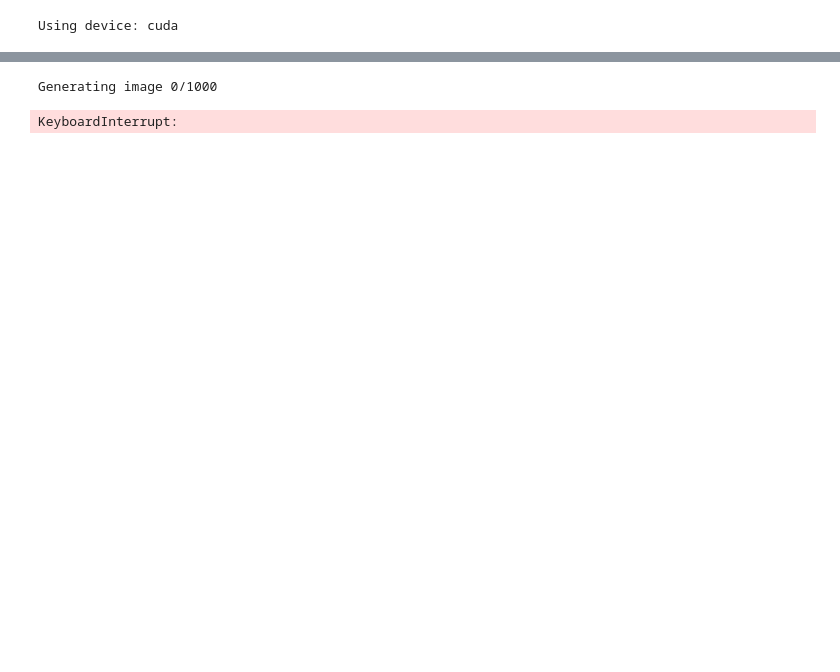
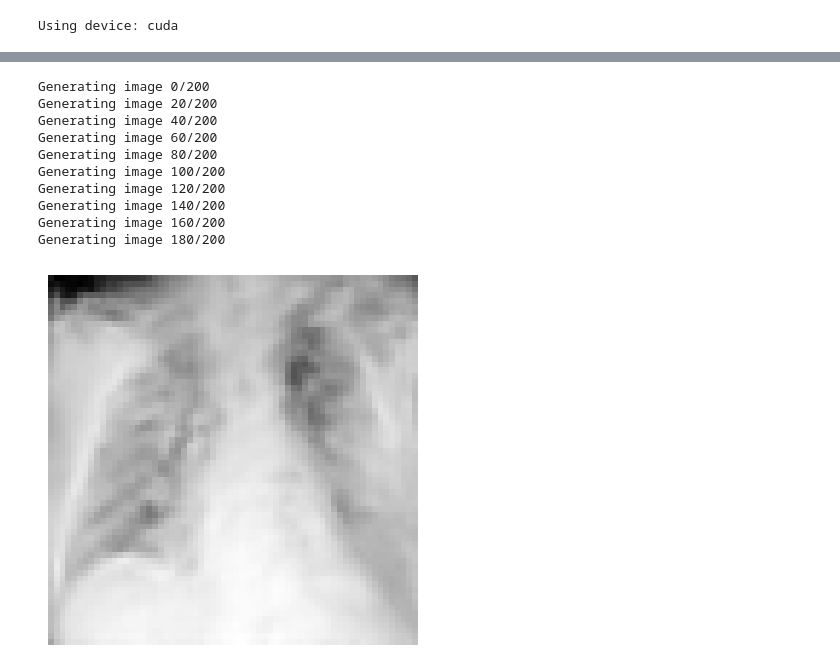
Before and after one commit to teohyc/pneumonia_disease_agent, a Jupyter notebook: covid_diffuser_train.ipynb, the cells around one changed output, grey strips where cells are left out. Saved outputs shown, nothing was run; the diff lists cells and outputs as text; code cells hidden in the pictures; blank space fills up the shorter version.

Commit message:
attention model

```diff
--- a/covid_diffuser_train.ipynb
+++ b/covid_diffuser_train.ipynb
@@ -111,7 +113,7 @@ from torchvision.utils import save_image
 model.eval()
 os.makedirs("covid_only_generated", exist_ok=True)
 
-num_images = 280
+num_images = 500
 for i in range(num_images):
     img = torch.randn((1, 1, 64, 64)).to(device)
 
@@ -128,5 +130,13 @@ for i in range(num_images):
         f"covid_only_generated/generated_{i}.jpg"
     )
 # %% [output]
-Generating image 0/1000
+Generating image 0/200
+Generating image 20/200
+Generating image 40/200
+Generating image 60/200
+Generating image 80/200
+Generating image 100/200
+Generating image 120/200
+Generating image 140/200
+Generating image 160/200
+Generating image 180/200
-KeyboardInterrupt:
@@ -132,0 +163,44 @@ KeyboardInterrupt:
+# %%
+#define scheduler and optimizer
+attn_noise_scheduler = DDPMScheduler(num_train_timesteps=1000)
+attn_optimizer = torch.optim.AdamW(attn_model.parameters(), lr=1e-4)
+# %%
+#training loop
+
+for epoch in range(EPOCHS):
+    attn_model.train()
+    pbar = tqdm(loader)
+
+    for batch in pbar:
+        batch = batch.to(device)
+        noise = torch.randn_like(batch)
+        timesteps = torch.randint(0, attn_noise_scheduler.num_train_timesteps, (batch.size(0),), device=device).long()
+
+        noisy = attn_noise_scheduler.add_noise(batch, noise, timesteps)
+        pred = attn_model(noisy, timesteps).sample
+        loss = torch.nn.functional.mse_loss(pred, noise)
+
+        attn_optimizer.zero_grad()
+        loss.backward()
+        attn_optimizer.step()
+
+        pbar.set_description(f"Epoch {epoch} | Loss {loss.item():.4f}")
+# %%
+#visualize results
+import matplotlib.pyplot as plt
+attn_model.eval()
+with torch.no_grad():
+    sample = torch.randn(1, 1, 64, 64).to(device)
+    for t in attn_noise_scheduler.timesteps:
+        with torch.no_grad():
+            noise_pred = attn_model(sample, t).sample
+        sample = attn_noise_scheduler.step(noise_pred, t, sample).prev_sample
+
+    sample = (sample.clamp(-1, 1) + 1) / 2
+    sample = sample.cpu().permute(0, 2, 3, 1).numpy()[0]
+
+    plt.imshow(sample.squeeze(), cmap='gray')
+    plt.axis('off')
+    plt.show()
+# %% [output]
+[figure, added]
```
Also changed, not shown: parts of 5 cells of this notebook.
